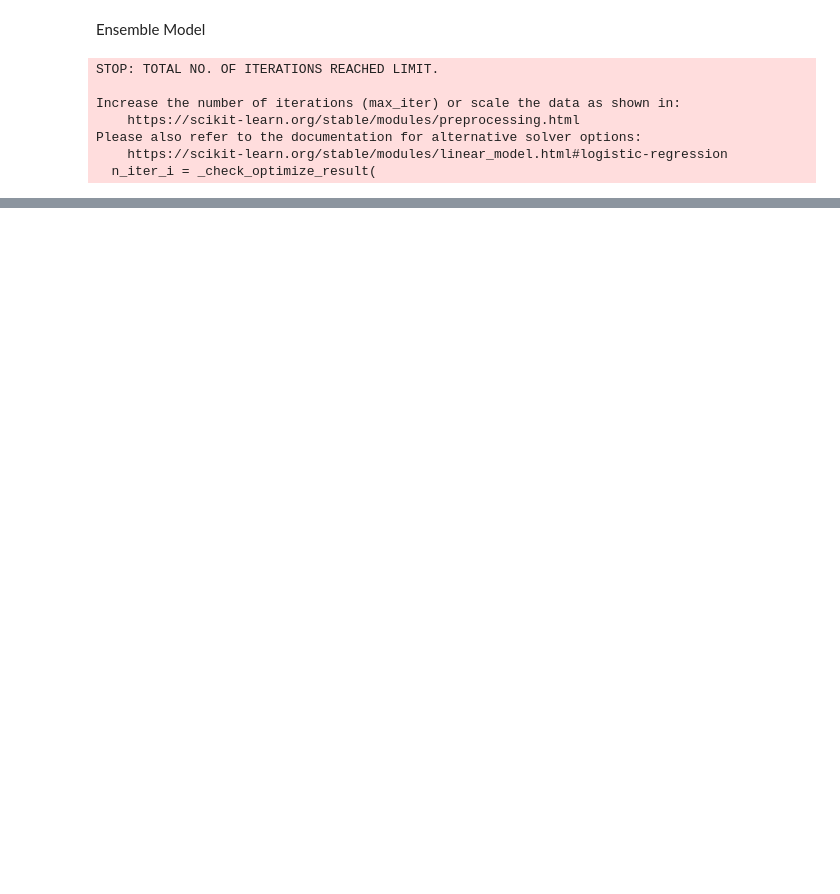
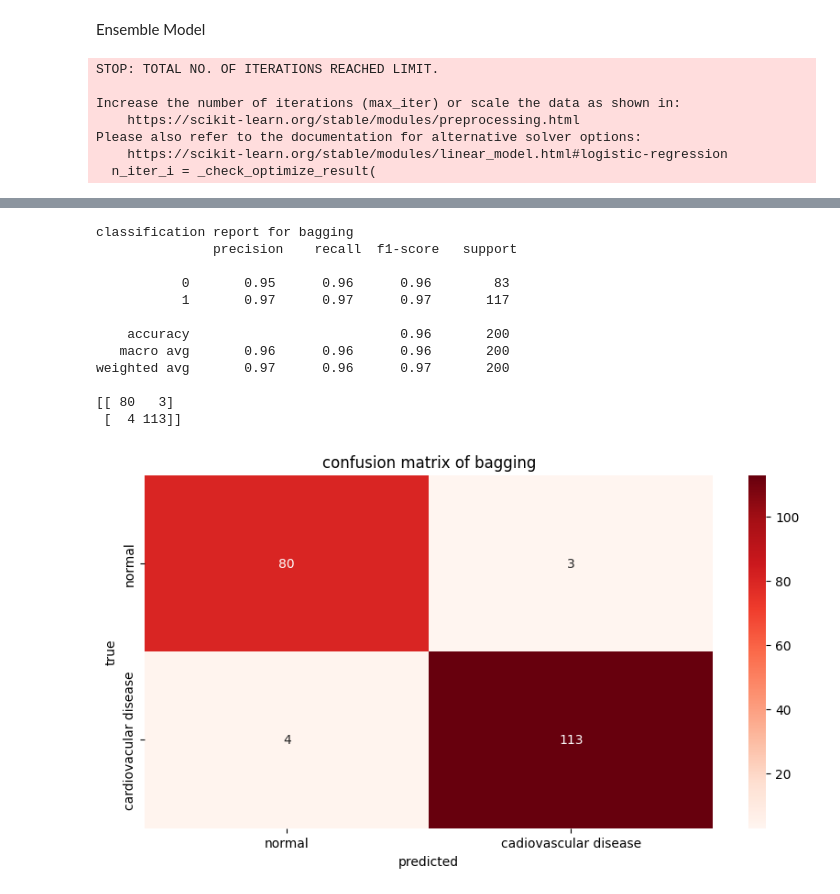
Before and after one commit to Teegee2000/cardiovascular-disease-predictions-leveraging-supervised-and-ensemble-machine-learning-models, a Jupyter notebook: cardiovascular_disease_(mendeley_dataset).ipynb, the cells around one changed output, grey strips where cells are left out. Drawn from its saved outputs; the diff is of its cells as text; code cells hidden in the pictures; blank space fills up the shorter version.

```diff
--- a/cardiovascular_disease_(mendeley_dataset).ipynb
+++ b/cardiovascular_disease_(mendeley_dataset).ipynb
@@ -518,0 +545,24 @@ Please also refer to the documentation for alternative solver options:
+# %%
+print ('classification report for bagging\n',classification_report(y_test, y_pred_bc))
+conf_matrix = confusion_matrix(y_test, y_pred_bc)
+print (conf_matrix)
+plt.figure(figsize=(10,5))
+sns.heatmap(conf_matrix, annot=True, fmt='d',cmap='Reds',xticklabels=['normal','cadiovascular disease'], yticklabels=['normal','cardiovacular disease'])
+plt.xlabel('predicted')
+plt.ylabel('true')
+plt.title('confusion matrix of bagging')
+plt.show()
+# %% [output]
+classification report for bagging
+               precision    recall  f1-score   support
+
+           0       0.95      0.96      0.96        83
+           1       0.97      0.97      0.97       117
+
+    accuracy                           0.96       200
+   macro avg       0.96      0.96      0.96       200
+weighted avg       0.97      0.96      0.97       200
+
+[[ 80   3]
+ [  4 113]]
+[figure, added]
```
Also changed, not shown: parts of 15 cells of this notebook.
